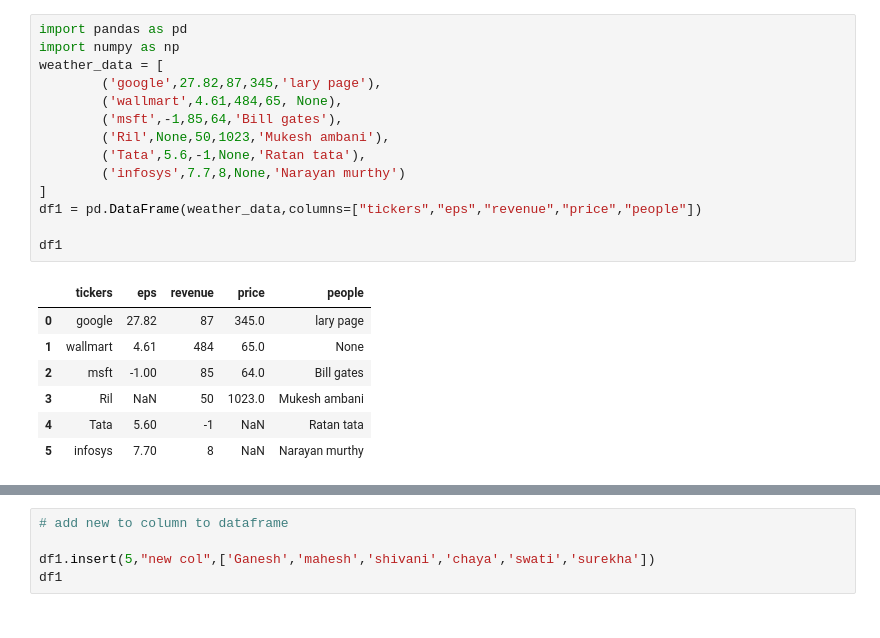
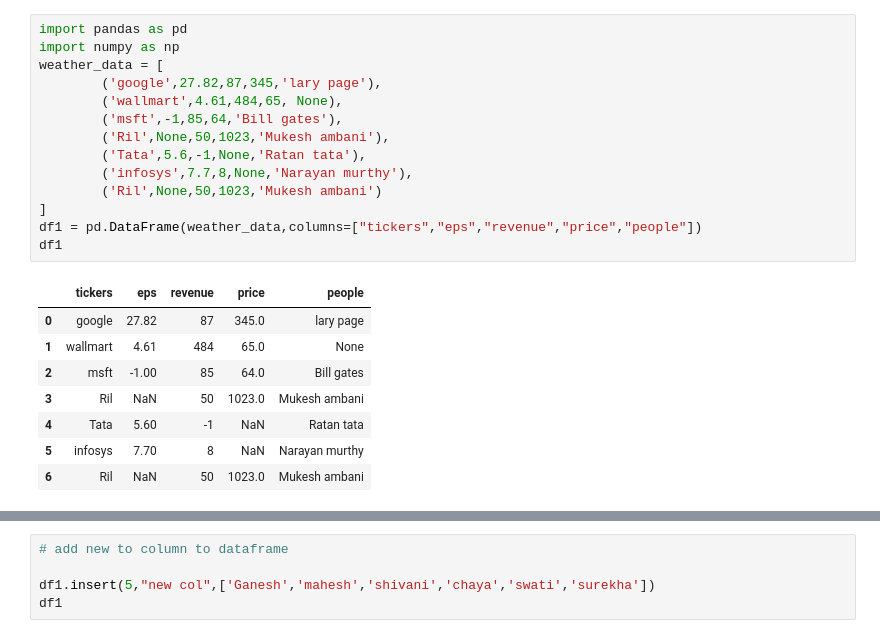
Before and after one commit to maheshkshi400/juypter, a Jupyter notebook: pandas_5.ipynb, the cells around one changed output, grey strips where cells are left out. Saved outputs shown, nothing was run; the diff lists cells and outputs as text.

```diff
--- a/pandas_5.ipynb
+++ b/pandas_5.ipynb
@@ -1,22 +1,23 @@
 # %%
 import pandas as pd
 import numpy as np
 weather_data = [
         ('google',27.82,87,345,'lary page'),
         ('wallmart',4.61,484,65, None),
         ('msft',-1,85,64,'Bill gates'),
         ('Ril',None,50,1023,'Mukesh ambani'),
         ('Tata',5.6,-1,None,'Ratan tata'),
-        ('infosys',7.7,8,None,'Narayan murthy')
+        ('infosys',7.7,8,None,'Narayan murthy'),
+        ('Ril',None,50,1023,'Mukesh ambani')
 ]
 df1 = pd.DataFrame(weather_data,columns=["tickers","eps","revenue","price","people"])
-
 df1
 # %% [output]
 |  | tickers | eps | revenue | price | people |
 | 0 | google | 27.82 | 87 | 345.0 | lary page |
 | 1 | wallmart | 4.61 | 484 | 65.0 | None |
 | 2 | msft | -1.00 | 85 | 64.0 | Bill gates |
 | 3 | Ril | NaN | 50 | 1023.0 | Mukesh ambani |
 | 4 | Tata | 5.60 | -1 | NaN | Ratan tata |
 | 5 | infosys | 7.70 | 8 | NaN | Narayan murthy |
+| 6 | Ril | NaN | 50 | 1023.0 | Mukesh ambani |
```
Also changed, not shown: parts of 22 cells of this notebook, 4 other files.
